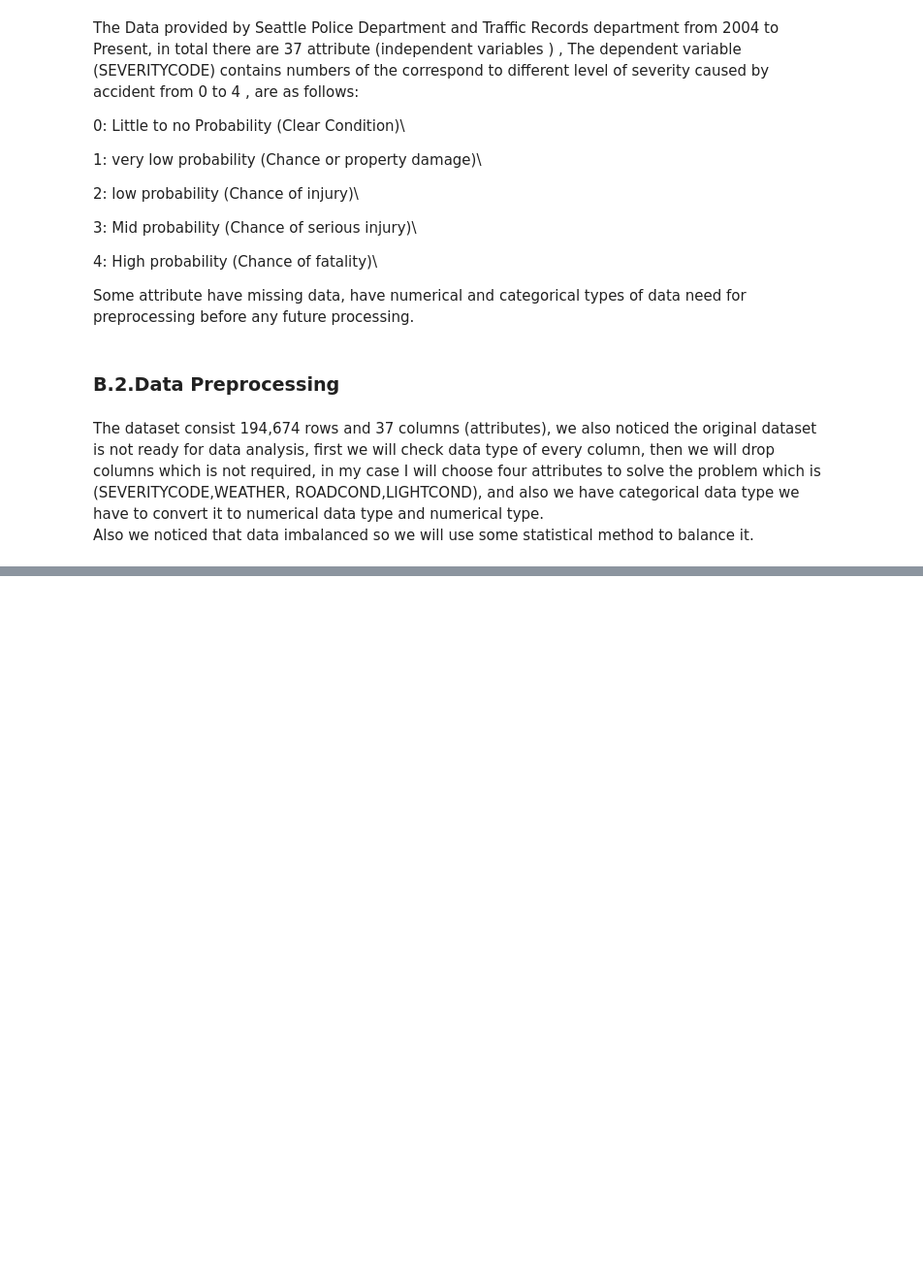
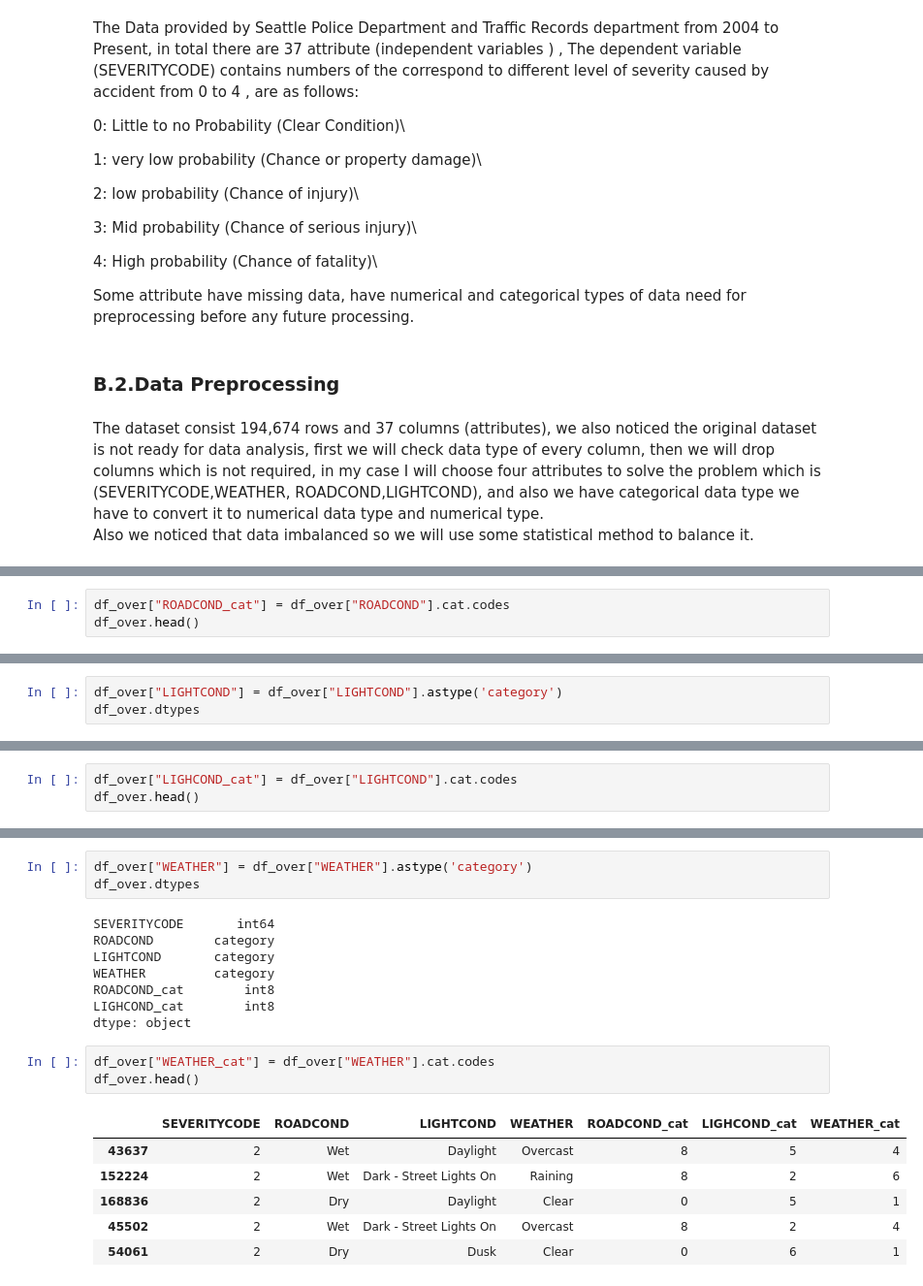
Before and after one commit to ahmadmana3/collision, a Jupyter notebook: collision.ipynb, the cells around one changed output, grey strips where cells are left out. Shown at 97% size. Saved outputs shown, nothing was run; the diff lists cells and outputs as text; blank space fills up the shorter version.

```diff
--- a/collision.ipynb
+++ b/collision.ipynb
@@ -34,0 +173,3 @@ Also we noticed that data imbalanced so we will use some statistical method to b
+# %%
+df_over["ROADCOND_cat"] = df_over["ROADCOND"].cat.codes
+df_over.head()
@@ -34,0 +183,3 @@ Also we noticed that data imbalanced so we will use some statistical method to b
+# %%
+df_over["LIGHTCOND"] = df_over["LIGHTCOND"].astype('category')
+df_over.dtypes
@@ -34,0 +193,3 @@ Also we noticed that data imbalanced so we will use some statistical method to b
+# %%
+df_over["LIGHCOND_cat"] = df_over["LIGHTCOND"].cat.codes
+df_over.head()
@@ -34,0 +203,21 @@ Also we noticed that data imbalanced so we will use some statistical method to b
+# %%
+df_over["WEATHER"] = df_over["WEATHER"].astype('category')
+df_over.dtypes
+# %% [output]
+SEVERITYCODE       int64
+ROADCOND        category
+LIGHTCOND       category
+WEATHER         category
+ROADCOND_cat        int8
+LIGHCOND_cat        int8
+dtype: object
+# %%
+df_over["WEATHER_cat"] = df_over["WEATHER"].cat.codes
+df_over.head()
+# %% [output]
+|  | SEVERITYCODE | ROADCOND | LIGHTCOND | WEATHER | ROADCOND_cat | LIGHCOND_cat | WEATHER_cat |
+| 43637 | 2 | Wet | Daylight | Overcast | 8 | 5 | 4 |
+| 152224 | 2 | Wet | Dark - Street Lights On | Raining | 8 | 2 | 6 |
+| 168836 | 2 | Dry | Daylight | Clear | 0 | 5 | 1 |
+| 45502 | 2 | Wet | Dark - Street Lights On | Overcast | 8 | 2 | 4 |
+| 54061 | 2 | Dry | Dusk | Clear | 0 | 6 | 1 |
```
Also changed, not shown: parts of 22 cells of this notebook.
